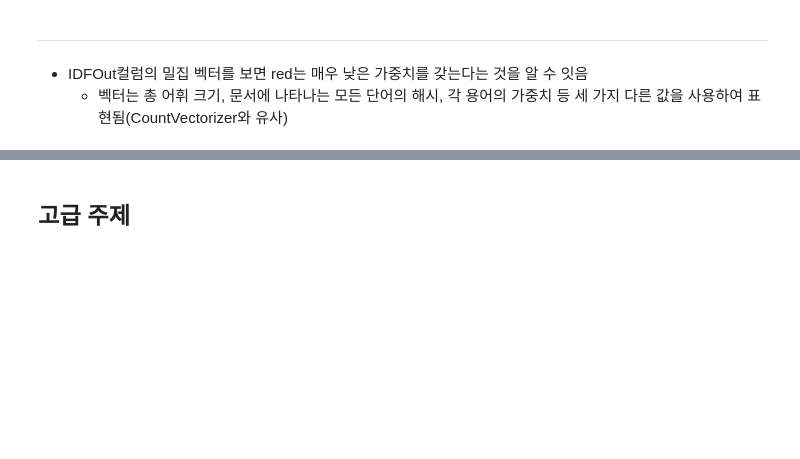
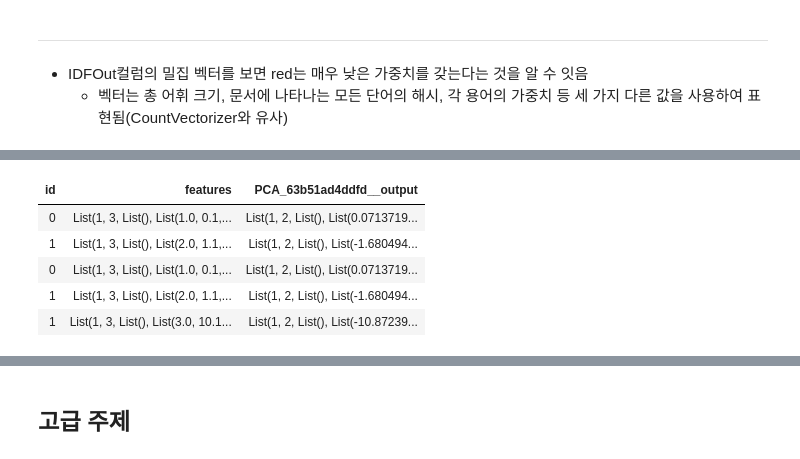
Before and after one commit to PingPingE/Spark, a Jupyter notebook: Part6/Chapter25-2.ipynb, the cells around one changed output, grey strips where cells are left out. Saved outputs shown, nothing was run; the diff lists cells and outputs as text; code cells hidden in the pictures; blank space fills up the shorter version.

```diff
--- a/Part6/Chapter25-2.ipynb
+++ b/Part6/Chapter25-2.ipynb
@@ -299,0 +333,11 @@ display(idf.fit(trans_tf).transform(trans_tf).limit(10))
+# %%
+from pyspark.ml.feature import PCA
+pca= PCA().setInputCol("features").setK(2)
+display(pca.fit(scaleDF).transform(scaleDF))
+# %% [output]
+| id | features | PCA_63b51ad4ddfd__output |
+| 0 | List(1, 3, List(), List(1.0, 0.1,... | List(1, 2, List(), List(0.0713719... |
+| 1 | List(1, 3, List(), List(2.0, 1.1,... | List(1, 2, List(), List(-1.680494... |
+| 0 | List(1, 3, List(), List(1.0, 0.1,... | List(1, 2, List(), List(0.0713719... |
+| 1 | List(1, 3, List(), List(2.0, 1.1,... | List(1, 2, List(), List(-1.680494... |
+| 1 | List(1, 3, List(), List(3.0, 10.1... | List(1, 2, List(), List(-10.87239... |
```
Also changed, not shown: parts of 20 cells of this notebook.
